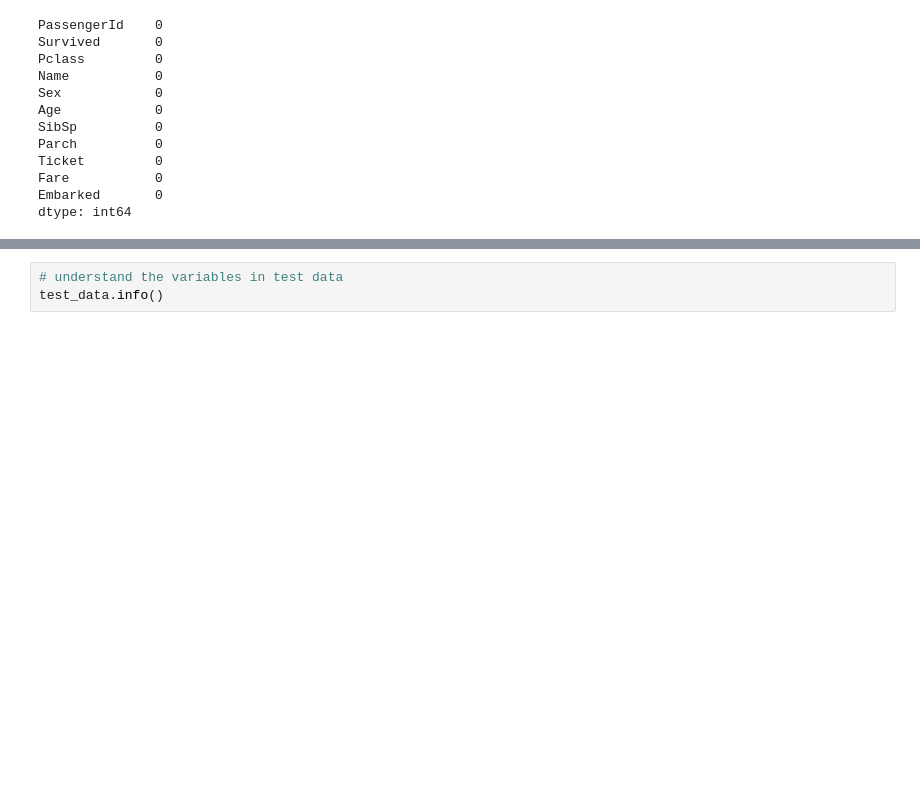
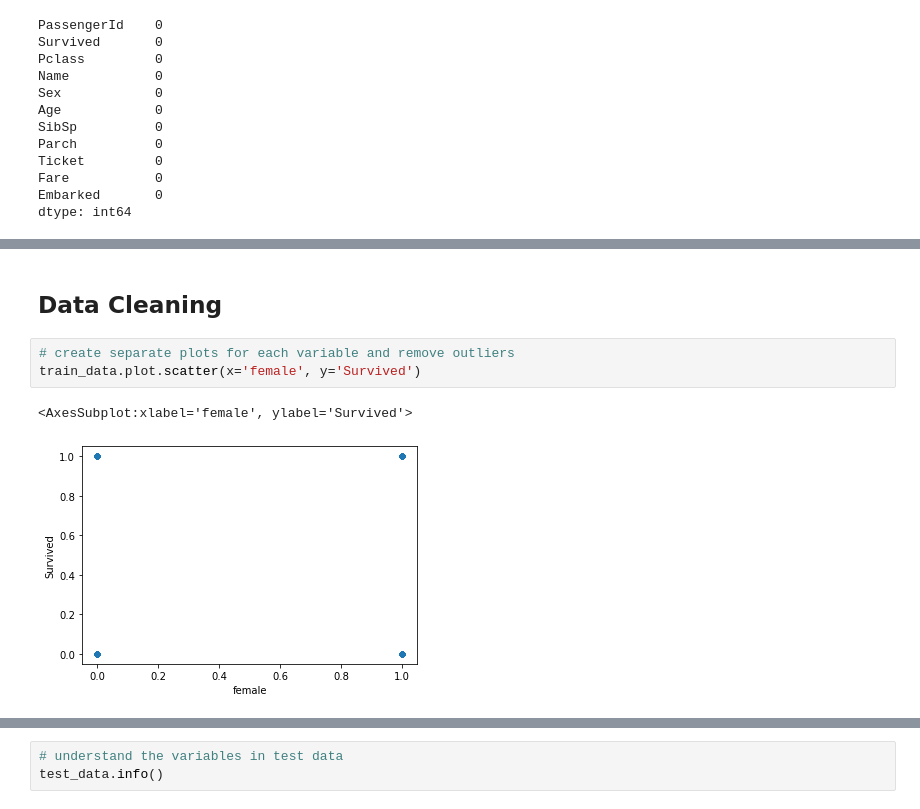
Before and after one commit to SiamakMushakhian/kaggle-projects, a Jupyter notebook: Titanic/Titanic.ipynb, the cells around one changed output, grey strips where cells are left out. Drawn from its saved outputs; the diff is of its cells as text; blank space fills up the shorter version.

```diff
--- a/Titanic/Titanic.ipynb
+++ b/Titanic/Titanic.ipynb
@@ -124,0 +199,8 @@ dtype: int64
+# %% [markdown]
+## Data Cleaning
+# %%
+# create separate plots for each variable and remove outliers
+train_data.plot.scatter(x='female', y='Survived')
+# %% [output]
+<AxesSubplot:xlabel='female', ylabel='Survived'>
+[figure, added]
```
Also changed, not shown: parts of 36 cells of this notebook.
